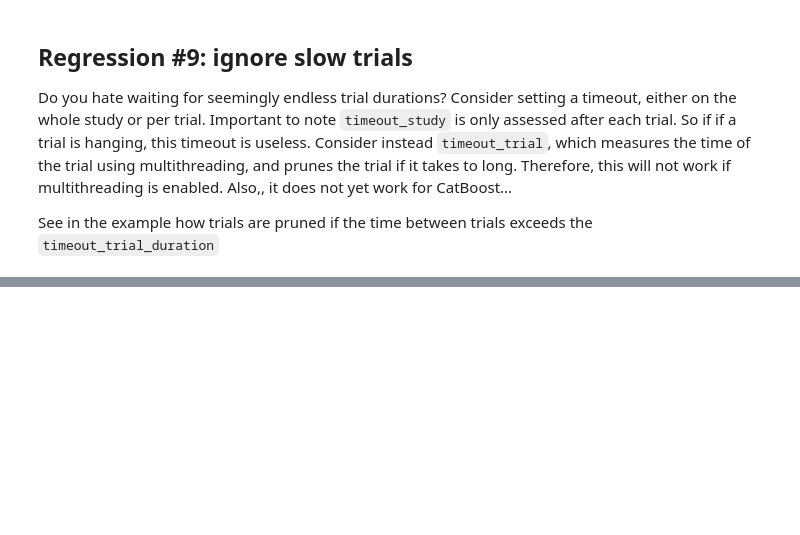
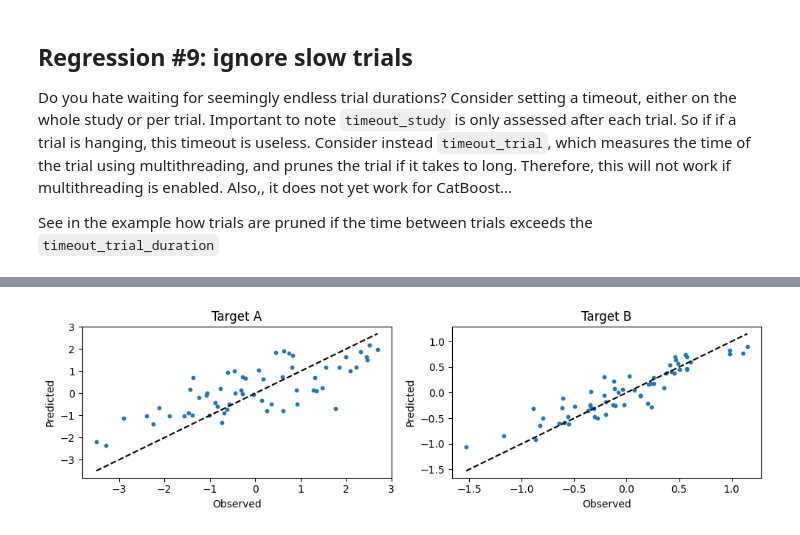
Before and after one commit to owenodriscoll/AutoML, a Jupyter notebook: examples/example_notebook.ipynb, the cells around one changed output, grey strips where cells are left out. Cells and saved outputs as stored; diff of their text form; code cells hidden in the pictures; blank space fills up the shorter version.

Commit message:
example notebook updated with capabilities

```diff
--- a/examples/example_notebook.ipynb
+++ b/examples/example_notebook.ipynb
@@ -484,0 +567,18 @@ result6.apply()
+# %%
+fig, axes = plt.subplots(1, 2, figsize=(10, 3))
+axes[0].scatter(multi_output_example.y_test.iloc[:, 0], multi_output_example.y_pred.iloc[:, 0], s=10)
+axes[0].plot([min(multi_output_example.y_test.iloc[:, 0]), max(multi_output_example.y_test.iloc[:, 0])], [min(multi_output_example.y_test.iloc[:, 0]), max(multi_output_example.y_test.iloc[:, 0])], '--k')
+axes[0].set_title("Target A")
+axes[0].set_xlabel("Observed")
+axes[0].set_ylabel("Predicted")
+
+axes[1].scatter(multi_output_example.y_test.iloc[:, 1], multi_output_example.y_pred.iloc[:, 1], s=10)
+axes[1].plot([min(multi_output_example.y_test.iloc[:, 1]), max(multi_output_example.y_test.iloc[:, 1])], [min(multi_output_example.y_test.iloc[:, 1]), max(multi_output_example.y_test.iloc[:, 1])], '--k')
+axes[1].set_title("Target B")
+axes[1].set_xlabel("Observed")
+axes[1].set_ylabel("Predicted")
+
+plt.tight_layout()
+plt.show()
+# %% [output]
+[figure, added]
```
Also changed, not shown: parts of 30 cells of this notebook.
